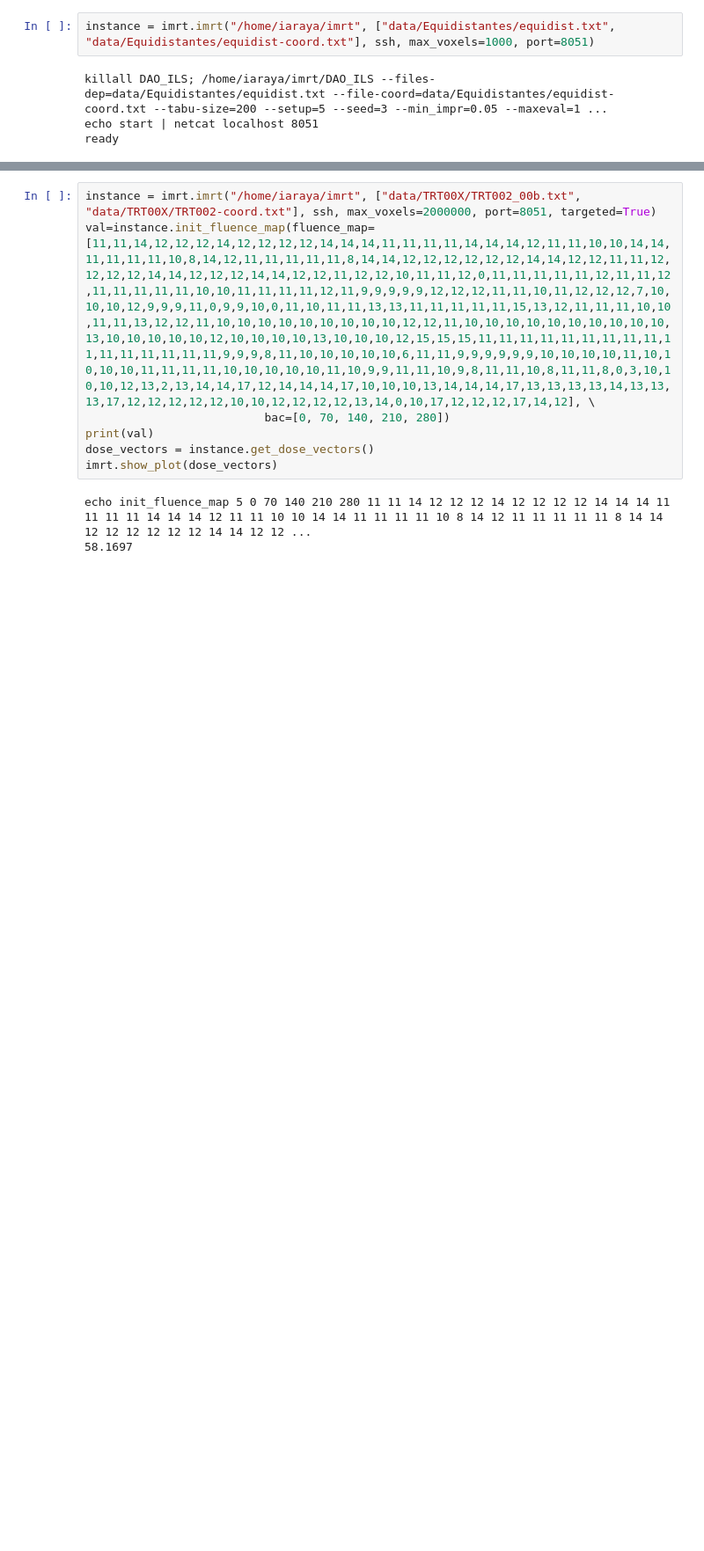
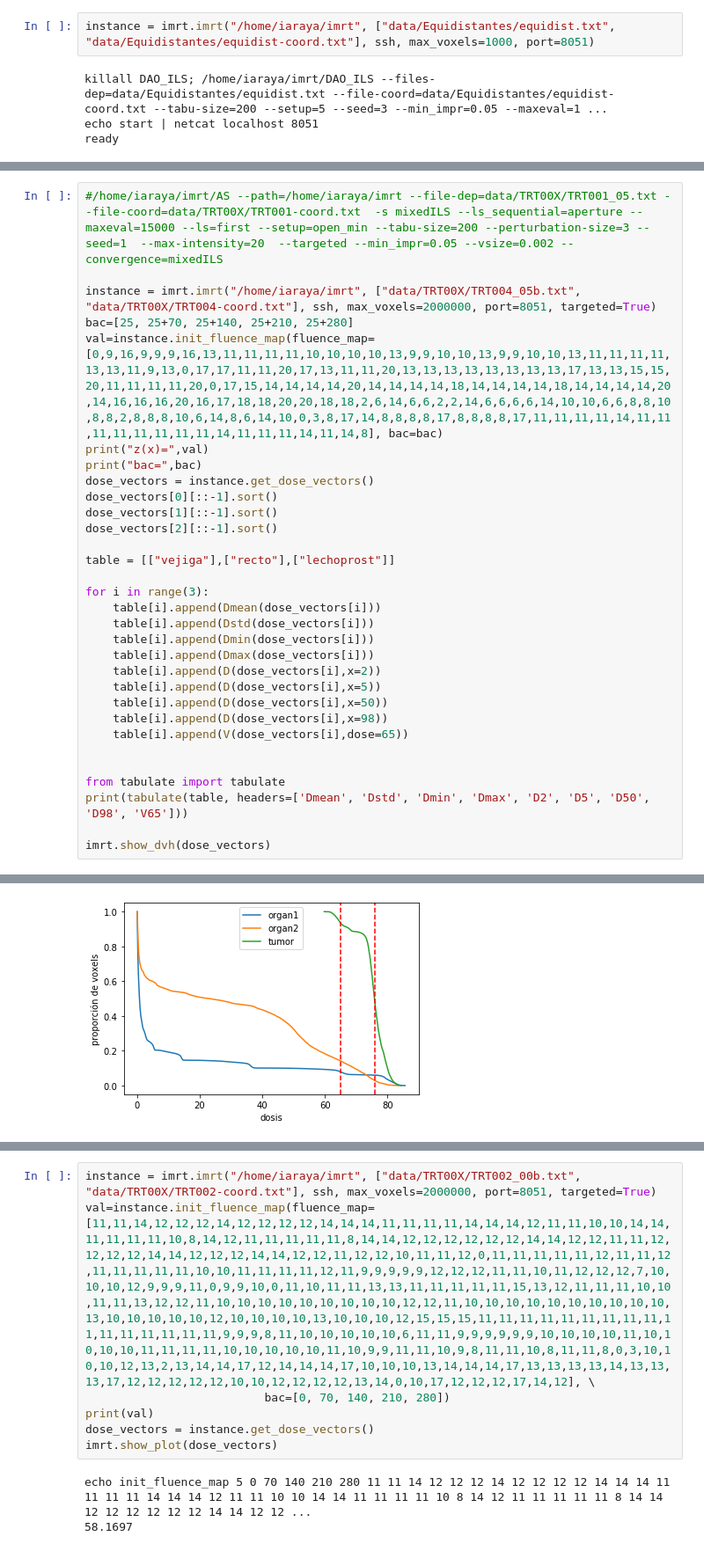
Before and after one commit to rilianx/Research, a Jupyter notebook: imrt_bao/tutorial.ipynb, the cells around one changed output, grey strips where cells are left out. Shown at 88% size. Saved outputs shown, nothing was run; the diff lists cells and outputs as text; blank space fills up the shorter version.

```diff
--- a/imrt_bao/tutorial.ipynb
+++ b/imrt_bao/tutorial.ipynb
@@ -72,0 +139,32 @@ bac= [0, 70, 140, 210, 280]
+# %%
+#/home/iaraya/imrt/AS --path=/home/iaraya/imrt --file-dep=data/TRT00X/TRT001_05.txt --file-coord=data/TRT00X/TRT001-coord.txt  -s mixedILS --ls_sequential=aperture --maxeval=15000 --ls=first --setup=open_min --tabu-size=200 --perturbation-size=3 --seed=1  --max-intensity=20  --targeted --min_impr=0.05 --vsize=0.002 --convergence=mixedILS
+
+instance = imrt.imrt("/home/iaraya/imrt", ["data/TRT00X/TRT004_05b.txt", "data/TRT00X/TRT004-coord.txt"], ssh, max_voxels=2000000, port=8051, targeted=True)
+bac=[25, 25+70, 25+140, 25+210, 25+280]
+val=instance.init_fluence_map(fluence_map=[0,9,16,9,9,9,16,13,11,11,11,11,10,10,10,10,13,9,9,10,10,13,9,9,10,10,13,11,11,11,11,13,13,11,9,13,0,17,17,11,11,20,17,13,11,11,20,13,13,13,13,13,13,13,13,17,13,13,15,15,20,11,11,11,11,20,0,17,15,14,14,14,14,20,14,14,14,14,18,14,14,14,14,18,14,14,14,14,20,14,16,16,16,20,16,17,18,18,20,20,18,18,2,6,14,6,6,2,2,14,6,6,6,6,14,10,10,6,6,8,8,10,8,8,2,8,8,8,10,6,14,8,6,14,10,0,3,8,17,14,8,8,8,8,17,8,8,8,8,17,11,11,11,11,14,11,11,11,11,11,11,11,11,14,11,11,11,14,11,14,8], bac=bac)
+print("z(x)=",val)
+print("bac=",bac)
+dose_vectors = instance.get_dose_vectors()
+dose_vectors[0][::-1].sort()
+dose_vectors[1][::-1].sort()
+dose_vectors[2][::-1].sort()
+
+table = [["vejiga"],["recto"],["lechoprost"]]
+
+for i in range(3):
+    table[i].append(Dmean(dose_vectors[i]))
+    table[i].append(Dstd(dose_vectors[i]))
+    table[i].append(Dmin(dose_vectors[i]))
+    table[i].append(Dmax(dose_vectors[i]))
+    table[i].append(D(dose_vectors[i],x=2))
+    table[i].append(D(dose_vectors[i],x=5))
+    table[i].append(D(dose_vectors[i],x=50))
+    table[i].append(D(dose_vectors[i],x=98))
+    table[i].append(V(dose_vectors[i],dose=65))
+
+
+from tabulate import tabulate
+print(tabulate(table, headers=['Dmean', 'Dstd', 'Dmin', 'Dmax', 'D2', 'D5', 'D50', 'D98', 'V65']))
+
+imrt.show_dvh(dose_vectors)
+# %% [output]
@@ -72,0 +183 @@ bac= [0, 70, 140, 210, 280]
+[figure, added]
```
Also changed, not shown: parts of 7 cells of this notebook, 1 other file.
